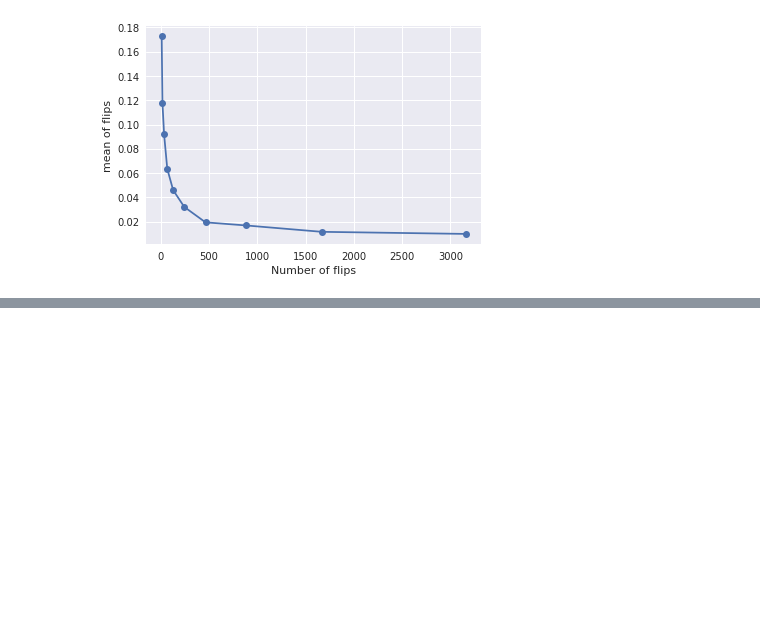
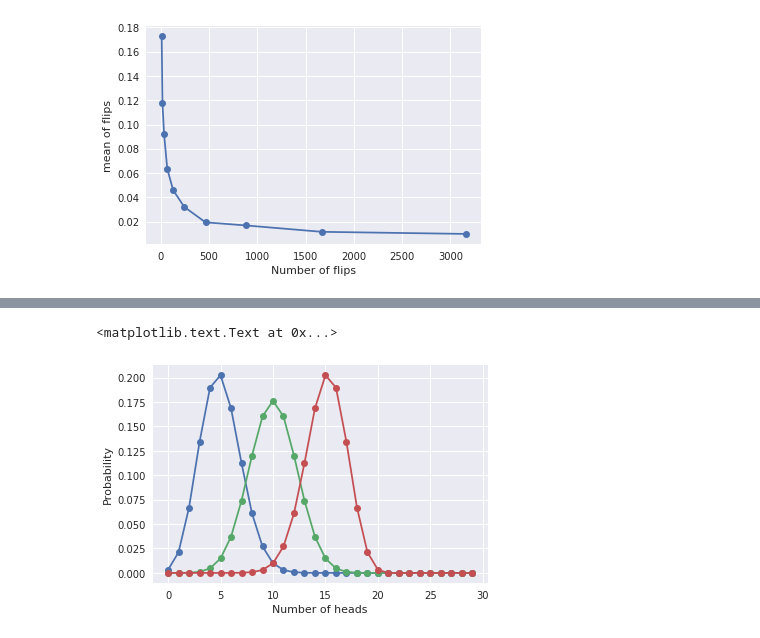
Before and after one commit to ZachGlassman/hypothesis_testing, a Jupyter notebook: Lecture.ipynb, the cells around one changed output, grey strips where cells are left out. Cells and saved outputs as stored; diff of their text form; code cells hidden in the pictures; blank space fills up the shorter version.

```diff
--- a/Lecture.ipynb
+++ b/Lecture.ipynb
@@ -162,0 +89,9 @@ Unnamed: 52 = db.Column(db.Float)
+# %%
+x = np.arange(30)
+for p in [.25,.5,.75]:
+    plt.plot(x, binom.pmf(x,20, p), 'o-')
+plt.xlabel('Number of heads')
+plt.ylabel('Probability')
+# %% [output]
+<matplotlib.text.Text at 0x...>
+[figure, added]
```
Also changed, not shown: parts of 8 cells of this notebook, 1 other file.
